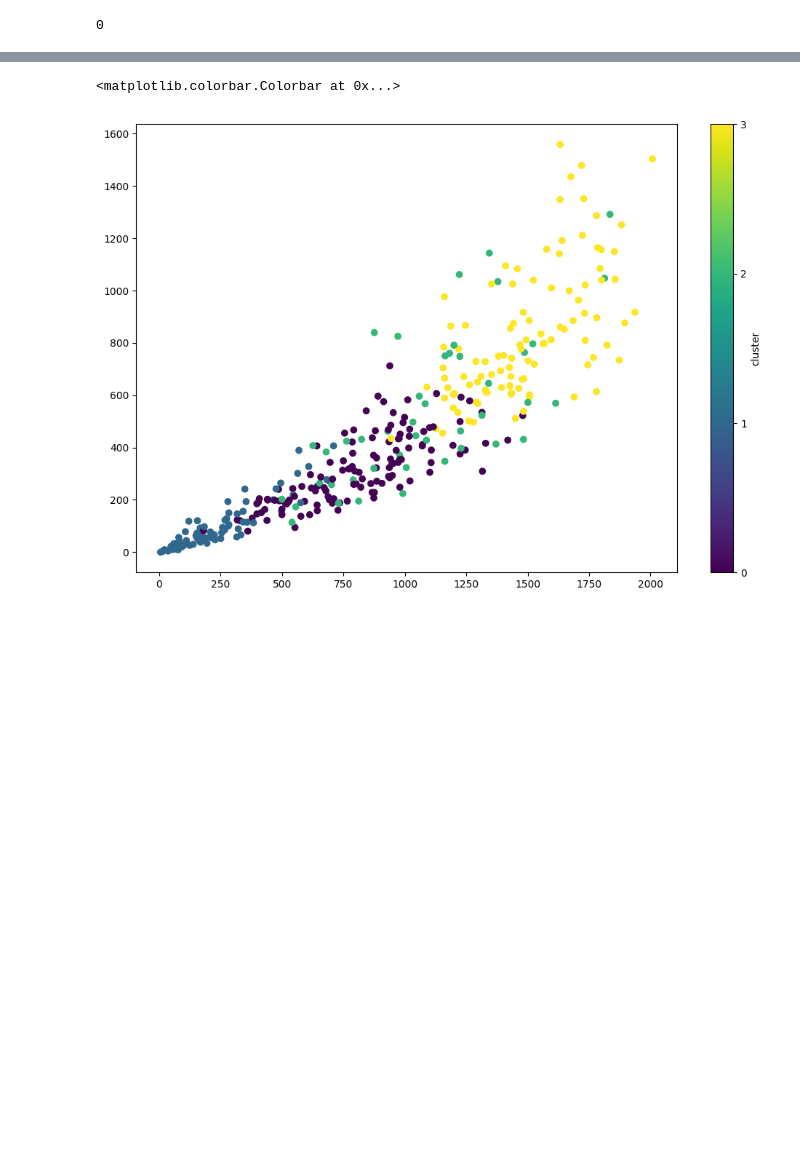
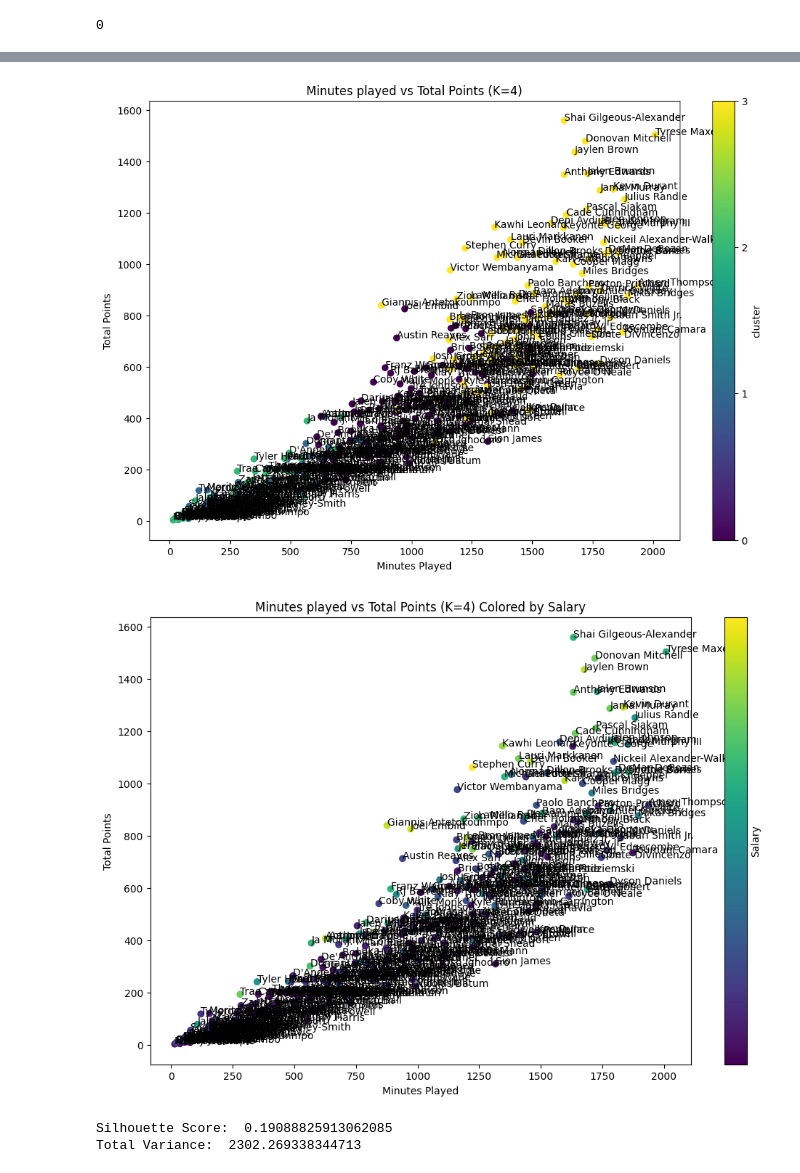
Before and after one commit to ryohannes0/kmeanslab, a Jupyter notebook: Lab-Clustering.ipynb, the cells around one changed output, grey strips where cells are left out. Cells and saved outputs as stored; diff of their text form; code cells hidden in the pictures; blank space fills up the shorter version.

```diff
--- a/Lab-Clustering.ipynb
+++ b/Lab-Clustering.ipynb
@@ -54,7 +54,7 @@ duplicates = merged_data[~merged_data.duplicated(subset='Player', keep=False)]
 #Remove columns that are not needed for clustering and do not impact the analysis.
 # Keeping columns: Player (This is needed to ensure the players can be identified after finding the results)
 
-duplicates = duplicates.drop(['Rk', 'Player-additional', 'Awards', 'Trp-Dbl', 'Team', 'Pos','GS','FG', 'FGA', 'FG%','3P', '3PA', '3P%','2P', '2PA', '2P%','FT', 'FTA', 'FT%','ORB', 'DRB','PF', 'AST', 'STL', 'BLK', 'TOV'], axis=1) # inplace = True changes original object directly
+duplicates = duplicates.drop(['GS', 'Rk', 'Team', 'Awards', 'Player-additional', 'Trp-Dbl', 'FG', 'FGA', '3P', '3PA', '2P', '2PA', 'FT', 'FTA', 'ORB', 'DRB', '2P%', '3P%'], axis=1) # inplace = True changes original object directly
 # duplicates.columns.tolist()
 
 duplicates['2025-26'] = (duplicates['2025-26'].str.replace('$', '', regex=False).str.replace(',', '', regex=False).str.strip()) #convert salary to numeric
@@ -70,7 +70,7 @@ scaler = StandardScaler() #standard scaler is to standardize the data
 # duplicates.info()
 
 # Features can only take numerical values, so I will be leaving out all values that are non-numerical (strings)
-features = ['Age', 'G', 'MP', 'eFG%', 'TRB', 'PTS']
+features = ['G', 'MP', 'TRB', 'PTS', 'Age', 'FG%', 'eFG%', 'FT%', 'AST', 'STL', 'BLK', 'TOV', 'PF']
 duplicates_scaled = scaler.fit_transform(duplicates[features])
 
 #Run k-means clustering with my initial guess being K=3
@@ -140,4 +131,16 @@ plt.xlabel('Minutes Played')
 plt.ylabel('Total Points')
 plt.title('Minutes played vs Total Points')
 plt.show()
+
+plt.figure(figsize=(12, 8))
+scatter = plt.scatter(duplicates['MP'], duplicates['PTS'], c=duplicates['2025-26'], cmap='viridis')
+
+plt.colorbar(scatter, label='Salary', ticks=[0, 1, 2]) #There are only 3 clusters, so the colorbar shows exactly which cluster players are in based on the color
+
+for i, row in duplicates.iterrows():
+    plt.annotate(row['Player'],(row['MP'],row['PTS']), fontsize=6)
+plt.xlabel('Minutes Played')
+plt.ylabel('Total Points')
+plt.title('Minutes played vs Total Points Colored by Salary')
+plt.show()
 # %% [output]
@@ -179,29 +183,53 @@ Text(0, 0.5, 'Inertia')
 # %%
 #Use the recommended number of cluster (assuming it's different) to retrain your model and visualize the results
 
 #Based on estimated suggestion for number of clusters, I will use K=4 to retrain the model
 kmeans = KMeans(n_clusters=4, random_state=42) #Assuming 4 is the recommended number of clusters based on the elbow method
 kmeans.fit(duplicates_scaled)
 
 duplicates['cluster'] = kmeans.labels_ #Reassign cluster labels using the new model as a reference
 
 #Visualize results
 plt.figure(figsize=(12, 8))
 scatter = plt.scatter(duplicates['MP'], duplicates['PTS'], c=duplicates['cluster'], cmap='viridis')
 plt.colorbar(scatter, label='cluster', ticks=[0, 1, 2, 3]) #There are now 4 clusters
 
 for i, row in duplicates.iterrows():
     plt.annotate(row['Player'],(row['MP'],row['PTS']))
 
 plt.xlabel('Minutes Played')
 plt.ylabel('Total Points')
 plt.title('Minutes played vs Total Points (K=4)')
 plt.show()
+
+plt.figure(figsize=(12, 8))
+scatter = plt.scatter(duplicates['MP'], duplicates['PTS'], c=duplicates['2025-26'], cmap='viridis')
+plt.colorbar(scatter, label='Salary', ticks=[0, 1, 2, 3]) #There are now 4 clusters
+
+for i, row in duplicates.iterrows():
+    plt.annotate(row['Player'],(row['MP'],row['PTS']))
+
+plt.xlabel('Minutes Played')
+plt.ylabel('Total Points')
+plt.title('Minutes played vs Total Points (K=4) Colored by Salary')
+plt.show()
 # %% [output]
-<matplotlib.colorbar.Colorbar at 0x...>
-[figure, old version]
+[figure, new version]
+[figure, added]
 # %%
 #Once again evaluate the quality of the clustering using total variance explained and silhouette scores
+from sklearn.metrics import silhouette_score
+
+#Begin calculating silhouette score
+sil_score = silhouette_score(duplicates_scaled, kmeans.labels_)
+print("Silhouette Score: ", sil_score)
+
+# Calculate the total variance - the goal is to get the highest variance
+total_variance = kmeans.inertia_
+print("Total Variance: ", total_variance)
+# %% [output]
+Silhouette Score:  0.19088825913062085
+Total Variance:  2302.269338344713
 # %%
 #Use the model to select players for Mr. Rooney to consider
 # %%
```
Also changed, not shown: parts of 5 cells of this notebook.
